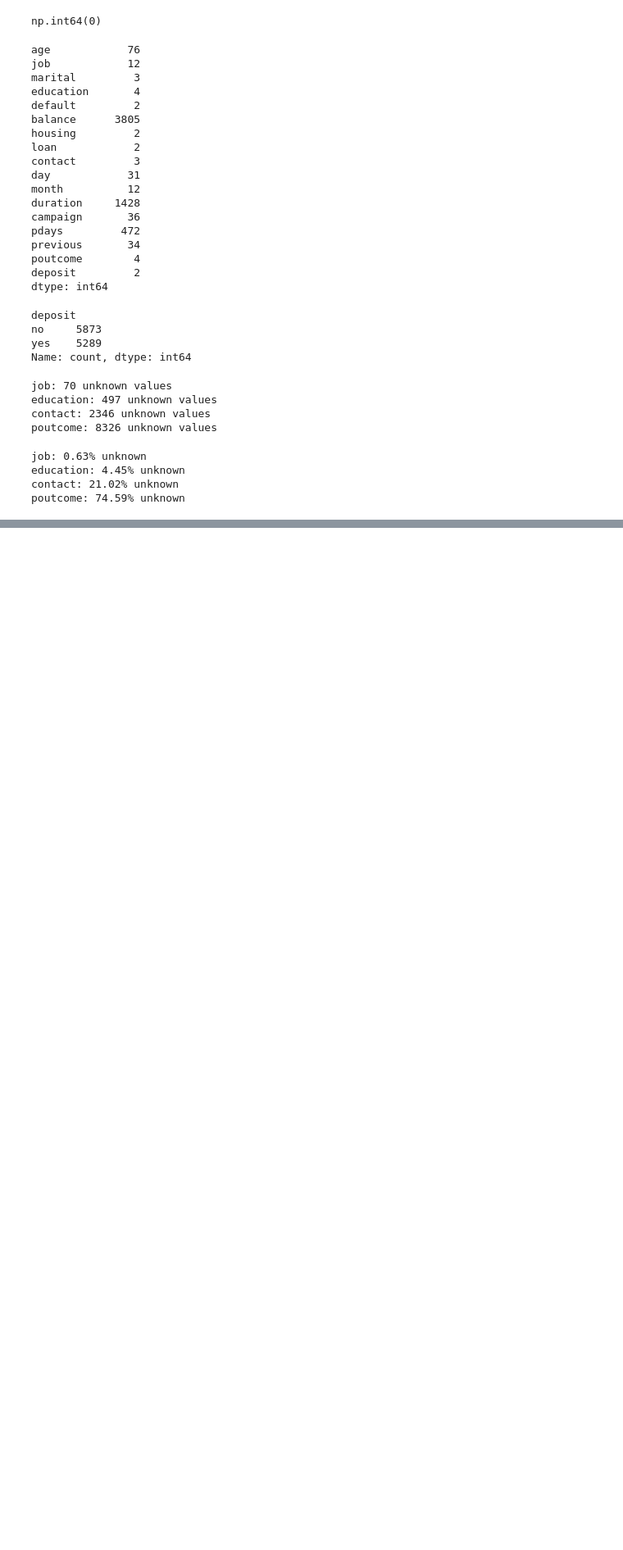
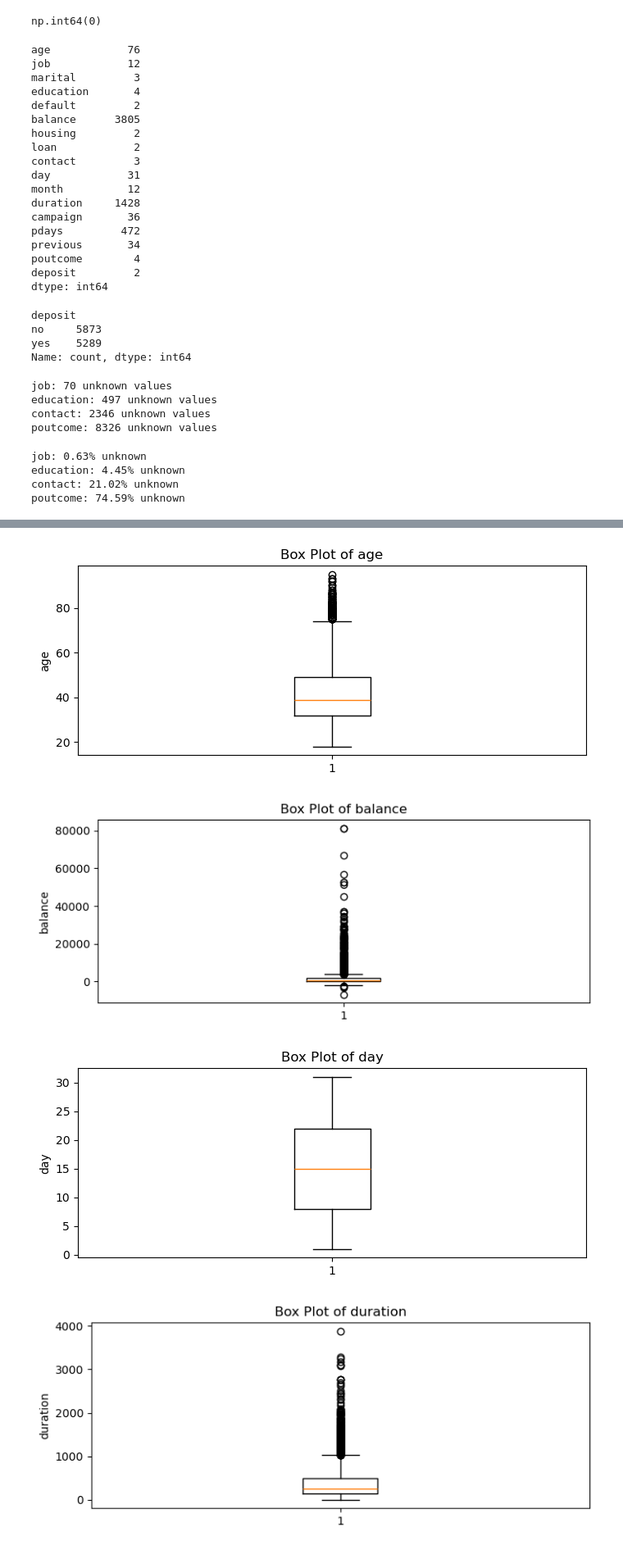
Before and after one commit to jasleenjk07/markovate-assessment, a Jupyter notebook: notebooks/Customer_Subscription_Classification.ipynb, the cells around one changed output, grey strips where cells are left out. Shown at 82% size. Cells and saved outputs as stored; diff of their text form; code cells hidden in the pictures; blank space fills up the shorter version.

```diff
--- a/notebooks/Customer_Subscription_Classification.ipynb
+++ b/notebooks/Customer_Subscription_Classification.ipynb
@@ -147,3 +147,14 @@ job: 0.63% unknown
 education: 4.45% unknown
 contact: 21.02% unknown
 poutcome: 74.59% unknown
+# %%
+numeric_columns = df.select_dtypes(include = "number").columns
+
+for col in numeric_columns:
+    Q1 = df[col].quantile(0.25)
+    Q3 = df[col].quantile(0.75)
+    IQR = Q3 - Q1
+    lower_limit = Q1 - 1.5 * IQR
+    upper_limit = Q3 + 1.5 * IQR
+    outliers = df[(df[col] < lower_limit) | (df[col] > upper_limit)]
+    print(f"{col}: {len(outliers)} potential outliers")
@@ -149,0 +171,12 @@ poutcome: 74.59% unknown
+# %%
+for col in numeric_columns:
+    plt.figure(figsize = (8,3))
+    plt.boxplot(df[col])
+    plt.title(f"Box Plot of {col}")
+    plt.ylabel(col)
+    plt.show()
+# %% [output]
+[figure, added]
+[figure, added]
+[figure, added]
+[figure, added]
```
Also changed, not shown: parts of 5 cells of this notebook.
